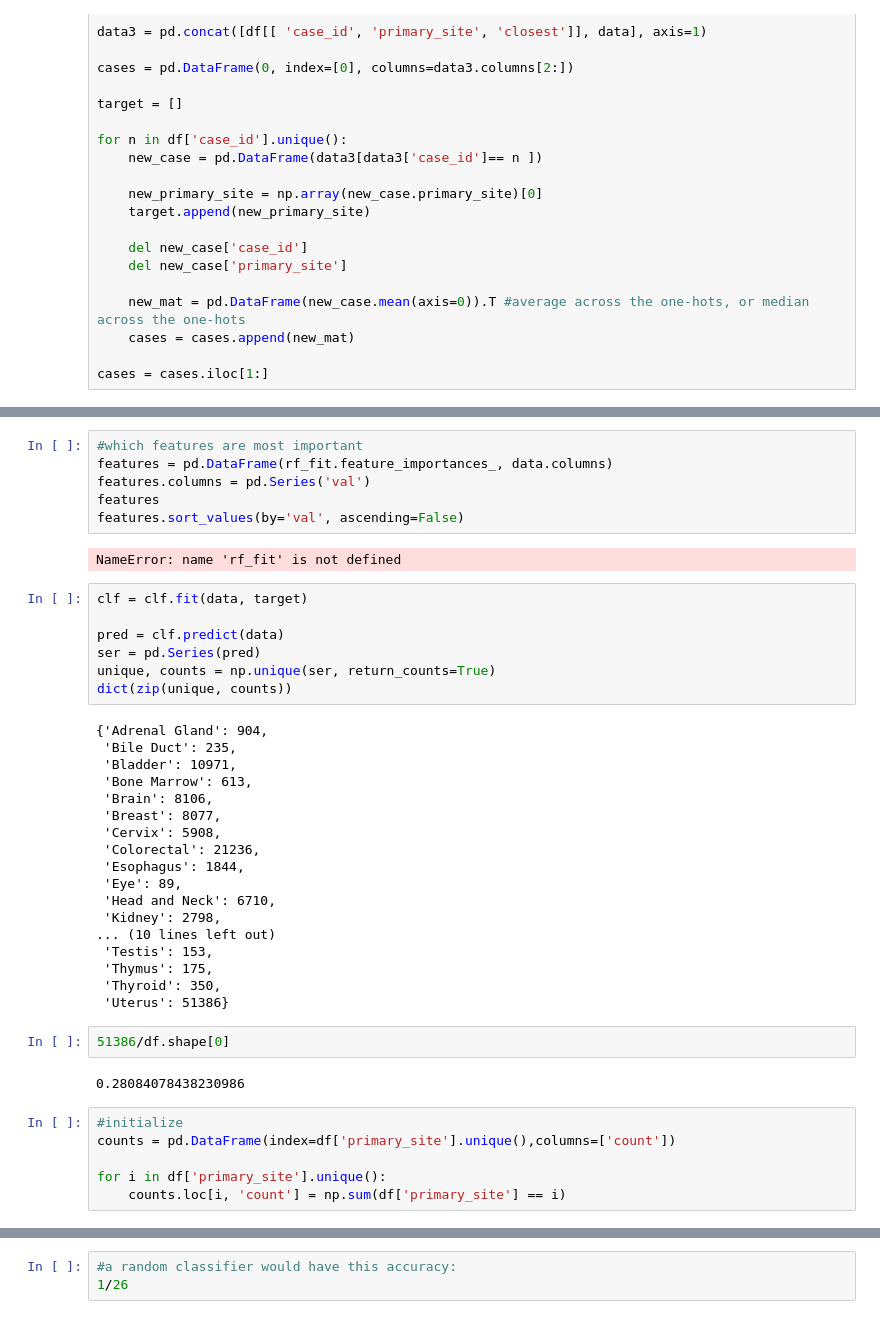
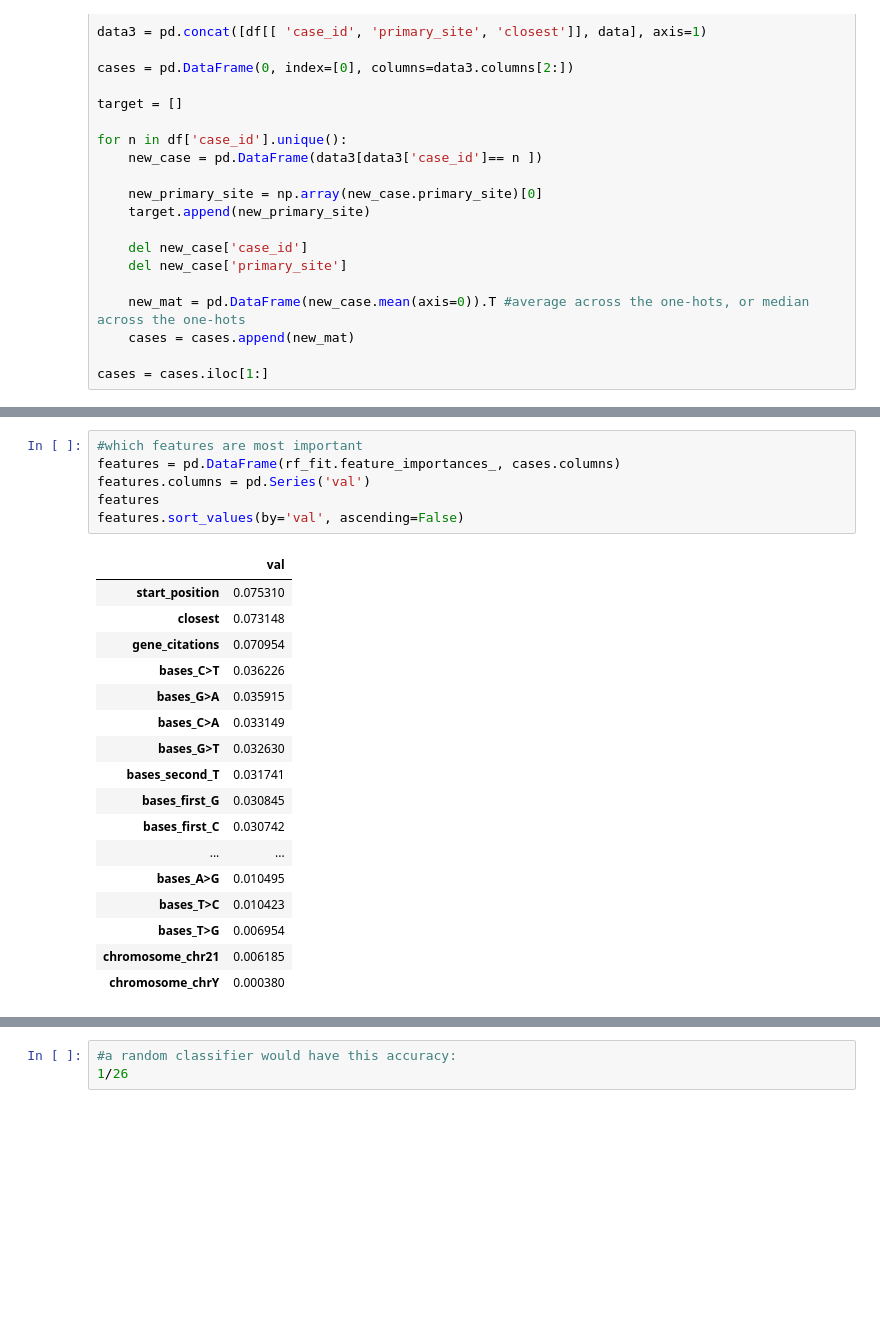
Before and after one commit to elysarose/myproject, a Jupyter notebook: site_classifier2.ipynb, the cells around one changed output, grey strips where cells are left out. Cells and saved outputs as stored; diff of their text form; blank space fills up the shorter version.

```diff
--- a/site_classifier2.ipynb
+++ b/site_classifier2.ipynb
@@ -411,44 +287,25 @@ plt.figure(figsize=(20,15))
 <matplotlib.figure.Figure at 0x...>
 # %%
 #which features are most important
-features = pd.DataFrame(rf_fit.feature_importances_, data.columns)
+features = pd.DataFrame(rf_fit.feature_importances_, cases.columns)
 features.columns = pd.Series('val')
 features
 features.sort_values(by='val', ascending=False)
 # %% [output]
-NameError: name 'rf_fit' is not defined
+|  | val |
+| start_position | 0.075310 |
+| closest | 0.073148 |
+| gene_citations | 0.070954 |
+| bases_C>T | 0.036226 |
+| bases_G>A | 0.035915 |
+| bases_C>A | 0.033149 |
+| bases_G>T | 0.032630 |
+| bases_second_T | 0.031741 |
+| bases_first_G | 0.030845 |
+| bases_first_C | 0.030742 |
+| ... | ... |
+| bases_A>G | 0.010495 |
+| bases_T>C | 0.010423 |
+| bases_T>G | 0.006954 |
+| chromosome_chr21 | 0.006185 |
+| chromosome_chrY | 0.000380 |
-# %%
-clf = clf.fit(data, target)
-
-pred = clf.predict(data)
-ser = pd.Series(pred)
-unique, counts = np.unique(ser, return_counts=True)
-dict(zip(unique, counts))
-# %% [output]
-{'Adrenal Gland': 904,
- 'Bile Duct': 235,
- 'Bladder': 10971,
- 'Bone Marrow': 613,
- 'Brain': 8106,
- 'Breast': 8077,
- 'Cervix': 5908,
- 'Colorectal': 21236,
- 'Esophagus': 1844,
- 'Eye': 89,
- 'Head and Neck': 6710,
- 'Kidney': 2798,
-... (10 lines left out)
- 'Testis': 153,
- 'Thymus': 175,
- 'Thyroid': 350,
- 'Uterus': 51386}
-# %%
-51386/df.shape[0]
-# %% [output]
-0.28084078438230986
-# %%
-#initialize
-counts = pd.DataFrame(index=df['primary_site'].unique(),columns=['count'])
-
-for i in df['primary_site'].unique():
-    counts.loc[i, 'count'] = np.sum(df['primary_site'] == i)
```
Also changed, not shown: parts of 25 cells of this notebook.
